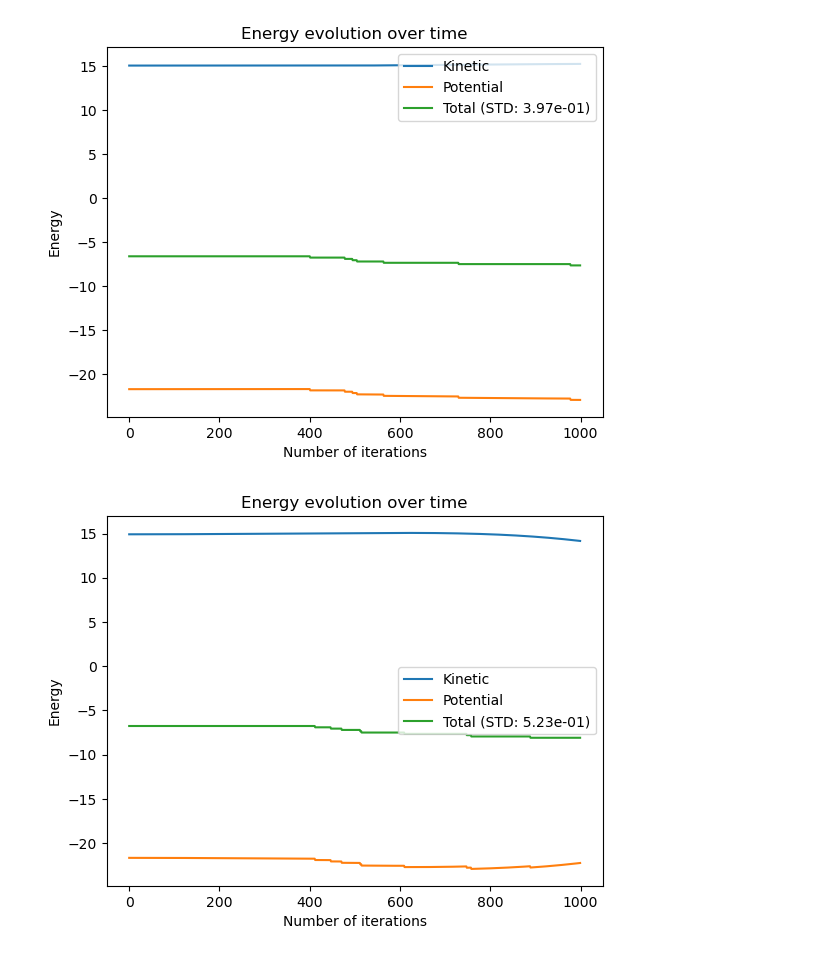
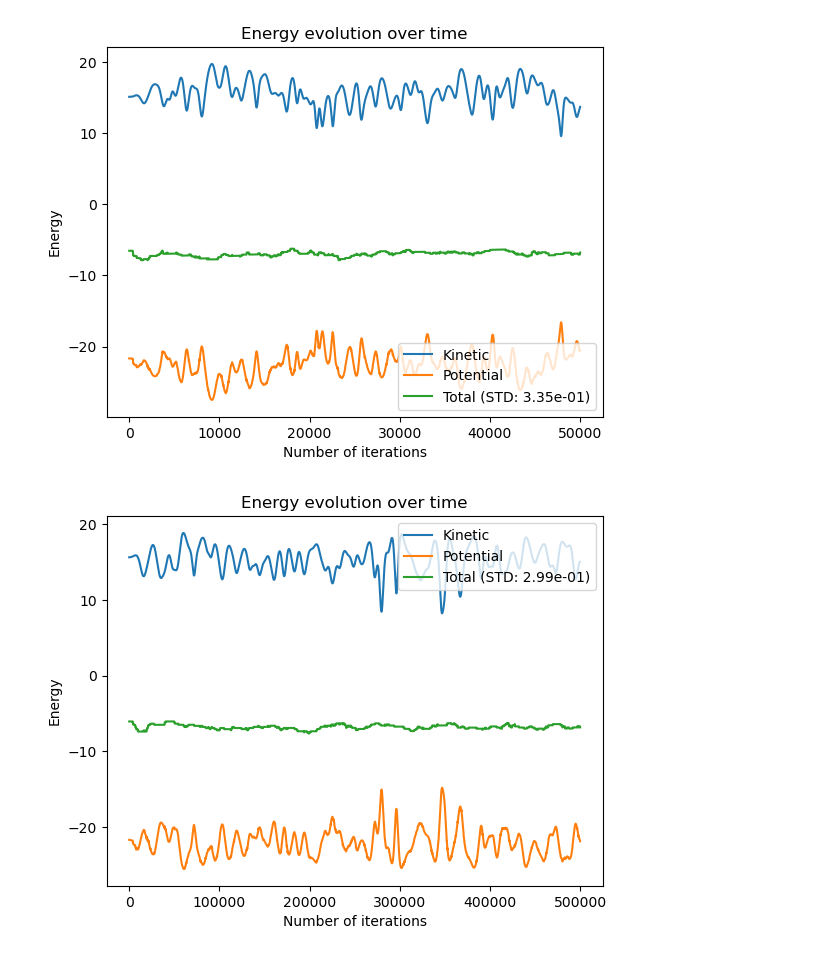
Before and after one commit to zluipaiva/dinamica-molecular, a Jupyter notebook: energy_deviation.ipynb, the cells around one changed output. Drawn from its saved outputs; the diff is of its cells as text; code cells hidden in the pictures.

```diff
--- a/energy_deviation.ipynb
+++ b/energy_deviation.ipynb
@@ -26,33 +26,33 @@ part_size = 1
 mass = 1
 
 # max simulation time (n of steps * dt)
-t_max = 0.1  # 5
+t_max = 5
 # %%
 # time step sizes
-dts = [10**-4, 10**-4, 10**-4]  # [10**-4, 10**-5, 10**-6]
+dts = [10**-4, 10**-5, 10**-6]
 
 # run the simulation for each time step size
 for dt in dts:
     ref_state = conf_ini(N, boxsize, temper)
     nviz, viz = verlet_list(ref_state, rv, boxsize)
 
     kin_energy_over_time = []
     pot_energy_over_time = []
     total_over_time = []
 
     iterations = int(t_max / dt)
 
     for _ in range(iterations):
         ref_state, nviz, viz = time_step(
             ref_state, nviz, viz, dt, boxsize, N, rv, rcut, part_size, depth, mass
         )
 
         kin, pot, total = calc_energy(ref_state, N, mass)
         kin_energy_over_time.append(kin)
         pot_energy_over_time.append(pot)
         total_over_time.append(total)
 
     plot_energy_over_time(kin_energy_over_time, pot_energy_over_time, total_over_time)
 # %% [output]
-[figure, old version]
+[figure, new version]
-[figure, old version]
+[figure, new version]
```
Also changed, not shown: parts of 1 cell of this notebook, 4 other files.
